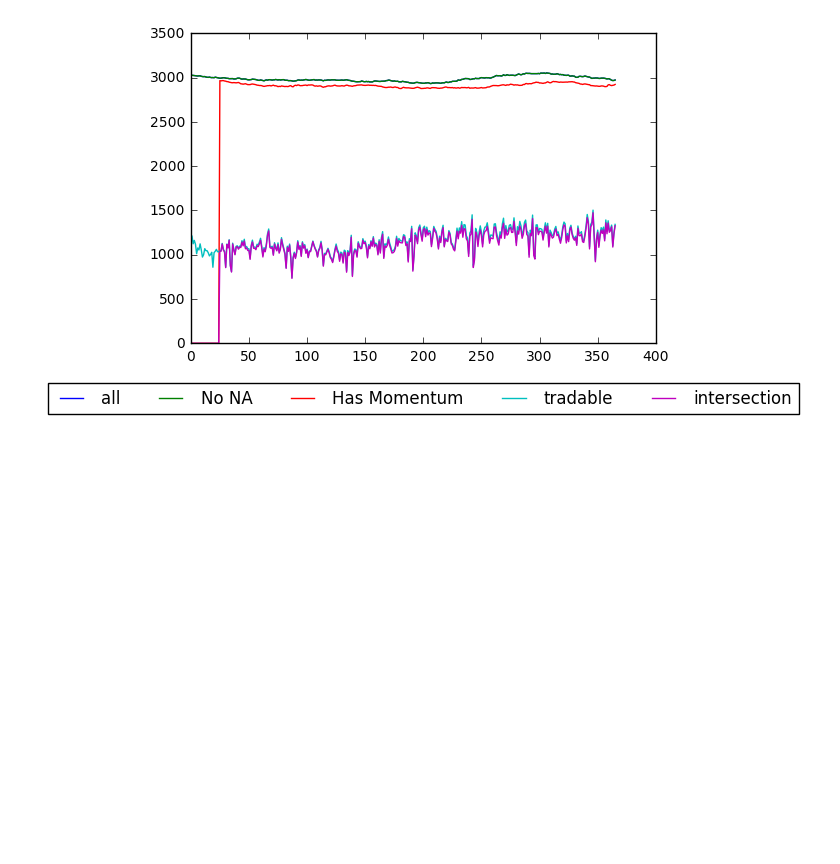
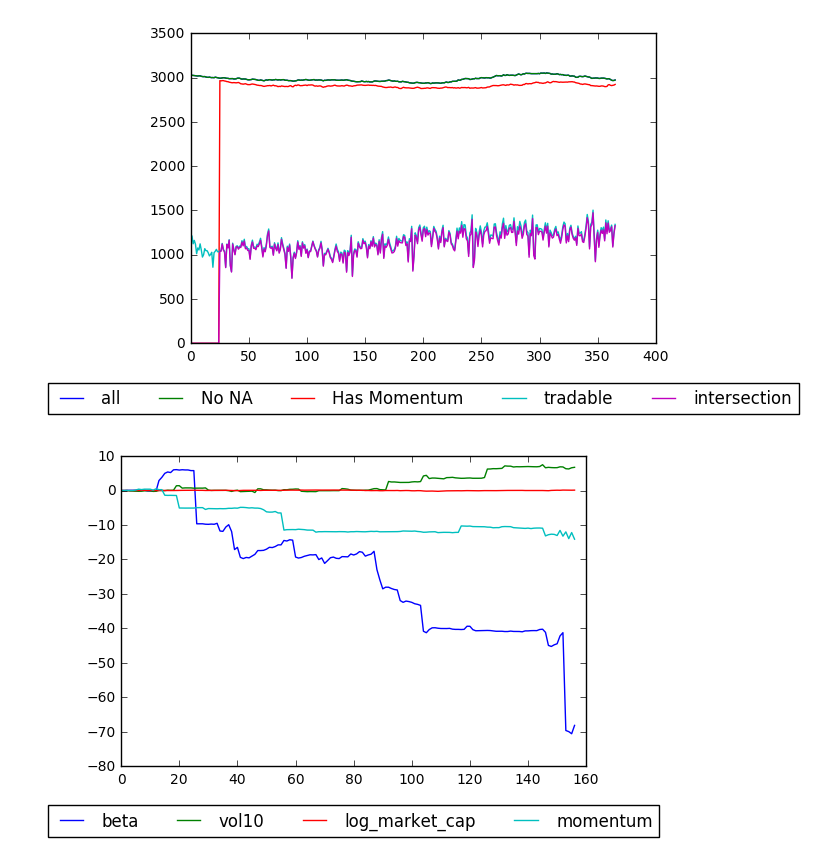
Before and after one commit to BaruchMFE2016/BaruchMFEInvestment, a Jupyter notebook: factor_mimicing_portfolio.ipynb, the cells around one changed output. Drawn from its saved outputs; the diff is of its cells as text; code cells hidden in the pictures; blank space fills up the shorter version.

```diff
--- a/factor_mimicing_portfolio.ipynb
+++ b/factor_mimicing_portfolio.ipynb
@@ -156,8 +162,7 @@ class FactorMimicPtflSpcalc(BackTestSinglePeriod):
 
 	def get_config(self):
 		config = {}
-		config['Signal variable'] = self.signal
-		config['Selection range'] = self.sel_range
+		config['Factor Name'] = self.factor_name
 		config['Weighting'] = self.weighting
 		return config
 
@@ -171,32 +176,33 @@ class FactorMimicPtflSpcalc(BackTestSinglePeriod):
 		ret_name = 'f_log_ret_1'
 		univ_sp, factor_exp_sp = univ[t].copy(), factor_exp_mat[t].copy()
 
-		merged = pd.merge(univ_sp[['date', 'ticker', ret_name]], factor_exp_sp[['ticker', self.factor_name]], how='inner', on='ticker')
 		if self.weighting:
-			w = np.diag(1 / merged[self.weighting])
+			w = np.diag(1 / factor_exp_sp[self.weighting])
 		else:
-			w = np.eye(merged.shape[0])
+			w = np.eye(factor_exp_sp.shape[0])
 # 		bp()
-		beta = np.asarray(merged[self.factor_name])
+		beta = np.asarray(factor_exp_sp[self.factor_name])
 		beta = beta.reshape(len(beta), 1)
 		h = (np.linalg.inv((beta.T).dot(w.dot(beta))).dot((beta.T).dot(w))).T
-		fmpfl = merged[['date', 'ticker', ret_name]]
+		fmpfl = factor_exp_sp[['date', 'ticker', ret_name]]
 		fmpfl['weight'] = h
 		pnl_sp = np.dot(fmpfl['weight'], fmpfl[ret_name])
 		ptfl_sp = fmpfl[['date', 'ticker', 'weight']]
 		return ptfl_sp, pnl_sp
 # %%
-spcalc = FactorMimicPtflSpcalc(factor_name='vol10', weighting='vol10')
+spcalc = FactorMimicPtflSpcalc(factor_name='beta', weighting='log_market_cap')
 bt = BackTest(univ=univ, factor_exp_mat=factor_exp_mat, daterange=[datetime(2014, 1, 1), datetime(2016, 12, 31)], sp_calc=spcalc, rebal=1)
 ptfl_lst, pnl_lst = bt.calc_pnl()
 # %%
 for fname in ['beta', 'vol10', 'log_market_cap', 'momentum']:
-    spcalc = FactorMimicPtflSpcalc(factor_name=fname)
+    spcalc = FactorMimicPtflSpcalc(factor_name=fname, weighting='log_market_cap')
     bt = BackTest(univ=univ, factor_exp_mat=factor_exp_mat, daterange=[datetime(2014, 1, 1), datetime(2016, 12, 31)], sp_calc=spcalc, rebal=1)
     ptfl_lst, pnl_lst = bt.calc_pnl()
     plt.plot(np.cumsum(pnl_lst), label=fname)
-plt.legend(loc=0)
+plt.legend(loc=9, bbox_to_anchor=(0.5, -0.1), ncol=4)
 plt.show()
+# %% [output]
+[figure, added]
 # %%
 pnl_lst
 # %%
```
Also changed, not shown: parts of 3 cells of this notebook, 3 other files.
